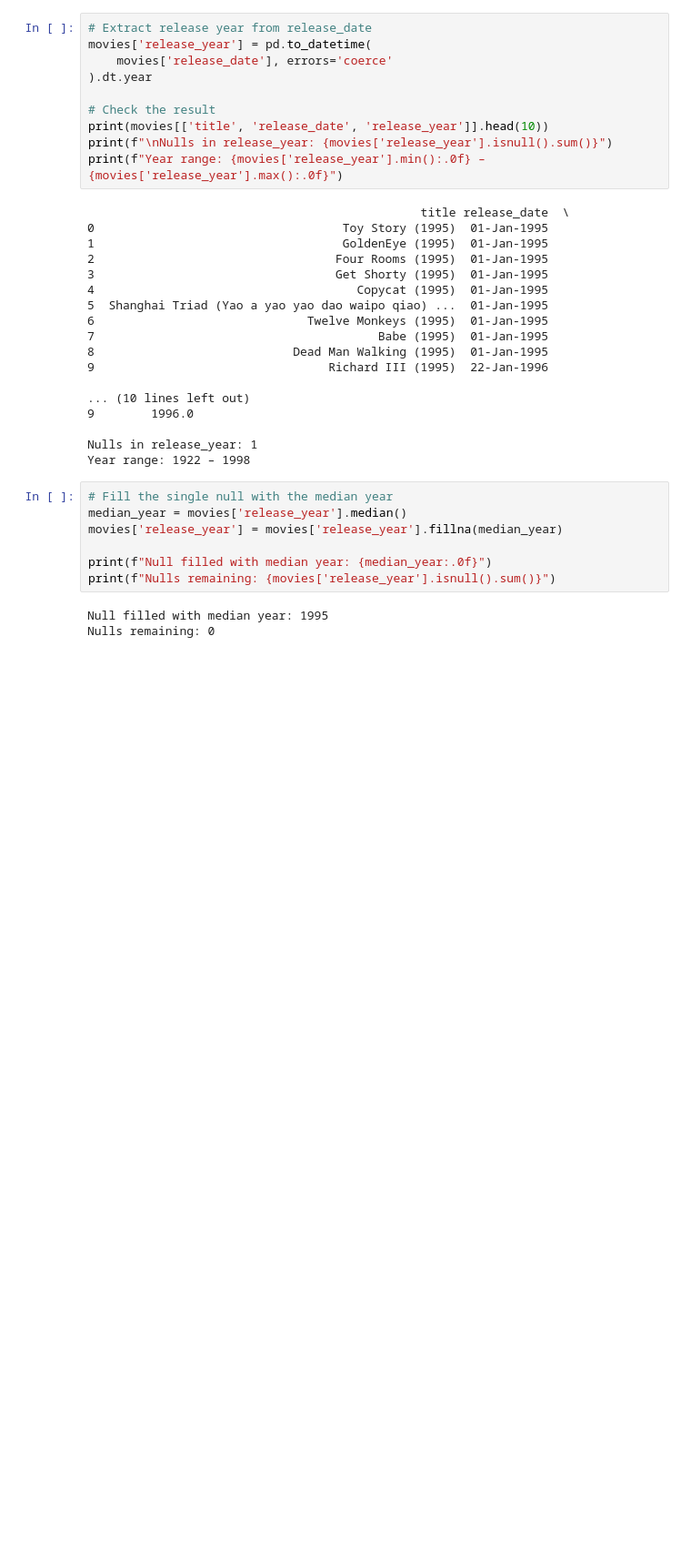
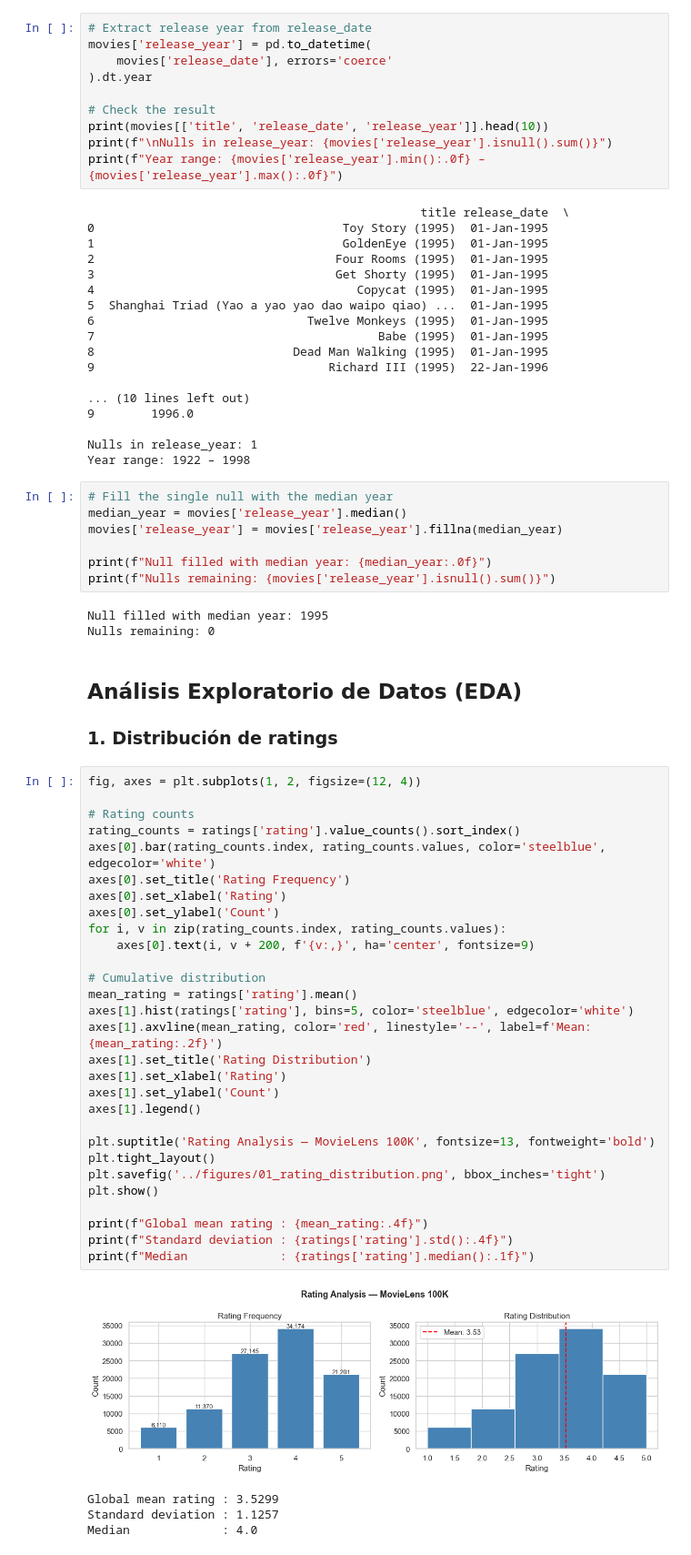
Before and after one commit to JeroZp/recommendation-system-movielens, a Jupyter notebook: notebooks/01_eda_baseline.ipynb, the cells around one changed output. Shown at 91% size. Drawn from its saved outputs; the diff is of its cells as text; blank space fills up the shorter version.

Commit message:
feat: add EDA - ratings distribution, sparsity and user demographics

```diff
--- a/notebooks/01_eda_baseline.ipynb
+++ b/notebooks/01_eda_baseline.ipynb
@@ -200,3 +200,41 @@ print(f"Nulls remaining: {movies['release_year'].isnull().sum()}")
 # %% [output]
 Null filled with median year: 1995
 Nulls remaining: 0
+# %% [markdown]
+## Análisis Exploratorio de Datos (EDA)
+
+### 1. Distribución de ratings
+# %%
+fig, axes = plt.subplots(1, 2, figsize=(12, 4))
+
+# Rating counts
+rating_counts = ratings['rating'].value_counts().sort_index()
+axes[0].bar(rating_counts.index, rating_counts.values, color='steelblue', edgecolor='white')
+axes[0].set_title('Rating Frequency')
+axes[0].set_xlabel('Rating')
+axes[0].set_ylabel('Count')
+for i, v in zip(rating_counts.index, rating_counts.values):
+    axes[0].text(i, v + 200, f'{v:,}', ha='center', fontsize=9)
+
+# Cumulative distribution
+mean_rating = ratings['rating'].mean()
+axes[1].hist(ratings['rating'], bins=5, color='steelblue', edgecolor='white')
+axes[1].axvline(mean_rating, color='red', linestyle='--', label=f'Mean: {mean_rating:.2f}')
+axes[1].set_title('Rating Distribution')
+axes[1].set_xlabel('Rating')
+axes[1].set_ylabel('Count')
+axes[1].legend()
+
+plt.suptitle('Rating Analysis — MovieLens 100K', fontsize=13, fontweight='bold')
+plt.tight_layout()
+plt.savefig('../figures/01_rating_distribution.png', bbox_inches='tight')
+plt.show()
+
+print(f"Global mean rating : {mean_rating:.4f}")
+print(f"Standard deviation : {ratings['rating'].std():.4f}")
+print(f"Median             : {ratings['rating'].median():.1f}")
+# %% [output]
+[figure, added]
+Global mean rating : 3.5299
+Standard deviation : 1.1257
+Median             : 4.0
```
Also changed, not shown: parts of 6 cells of this notebook, 3 other files.
